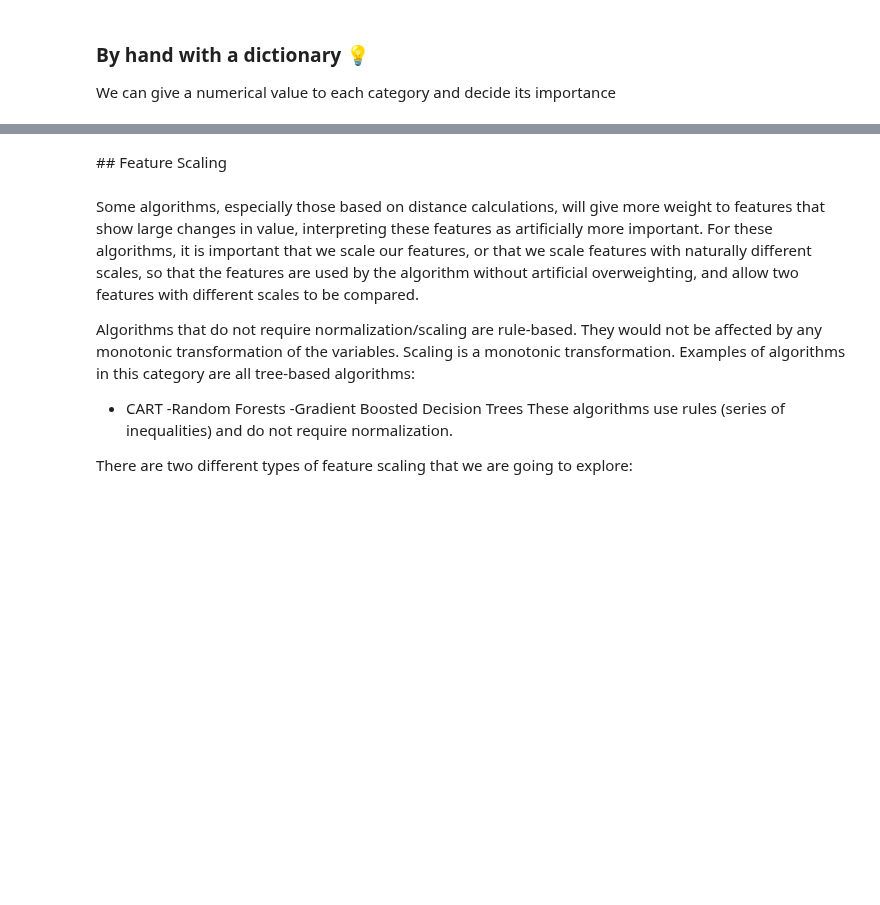
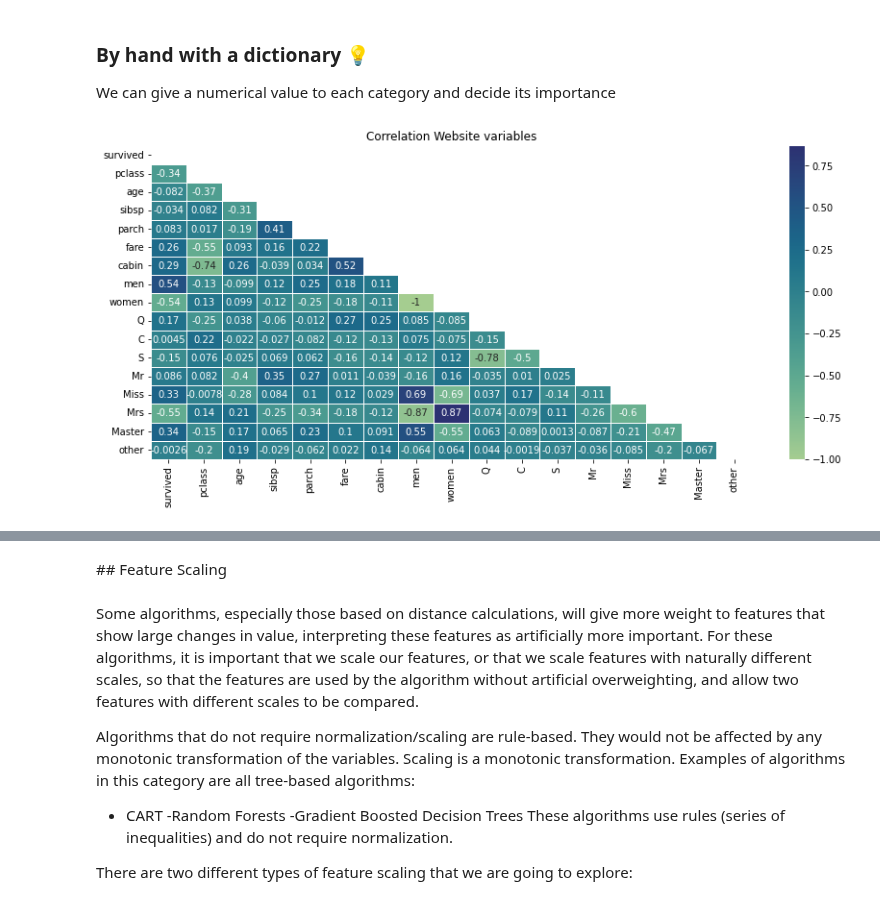
Before and after one commit to Ironhack-data-bcn-oct-2023/lectures, a Jupyter notebook: week-7/04-Feature_engineering.ipynb, the cells around one changed output, grey strips where cells are left out. Cells and saved outputs as stored; diff of their text form; code cells hidden in the pictures; blank space fills up the shorter version.

```diff
--- a/week-7/04-Feature_engineering.ipynb
+++ b/week-7/04-Feature_engineering.ipynb
@@ -47,0 +579,2 @@ What a hot encoding does is it takes a column that has categorical data, which h
+# %%
+oneonehotencoder = preprocessing.OneHotEncoder()
@@ -47,0 +602,2 @@ What a hot encoding does is it takes a column that has categorical data, which h
+# %%
+df.dropna(subset=["embarked"], inplace=True)
@@ -48,3 +616,5 @@ What a hot encoding does is it takes a column that has categorical data, which h
+# %%
+df[["men", "women"]] = oneonehotencoder.fit_transform(df["sex"].values.reshape(-1, 1)).toarray()
 # %% [markdown]
 label encoder: 0, 1, 2, 3, 4, 5, 6
 one hot encoder or get dummies: 0, 1, 0, 0 , 0 for each -> one column
@@ -52,3 +632,96 @@ hierachy: A > B > C > D
+# %%
+df[["Mr", "Miss", "Mrs", "Master", "other"]] = oneonehotencoder.fit_transform(df["title"].values.reshape(-1, 1)).toarray()
 # %% [markdown]
 ### By hand with a dictionary 💡
 We can give a numerical value to each category and decide its importance
+# %%
+import pandas as pd
+import numpy as np
+import seaborn as sns
+import matplotlib.pyplot as plt
+
+df = pd.read_csv("../datasets/titanic.csv")
+
+
+def get_cabin (x):
+    if type(x) == float:   # nan is float
+        return "other"
+    else:
+        return x[0]
+
+def get_title (x):
+    if type(x) == float:
+        return "other"
+
+    return x.split(",")[1].split(".")[0].strip()
+
+
+def process_titanic_dataset (df):
+
+    # 0. Names of columns & drops
+    df.columns = [x.lower().strip() for x in df.columns]
+    df.drop(columns=["ticket"], inplace=True)
+    df.dropna(subset=["embarked"], inplace=True)
+
+
+    # ------ Cleaning: group
+
+    # 1. Cabin
+    df["cabin"] = df["cabin"].apply(get_cabin)
+    #df.drop(columns=["cabin"], inplace=True)
+
+    # 2. Title
+    df["title"] = df["name"].apply(get_title)
+    df["title"] = df["title"].apply(lambda x: x.replace("Ms", "Miss").replace("Mlle", "Miss"))
+    df["title"] = df.title.replace(df.title.value_counts().index[4:], "other")
+    df.drop(columns="name", inplace=True)
+
+    # ------ Transforming: cateogrical into numbers
+
+    # 3. Sex
+    df[["men", "women"]] = oneonehotencoder.fit_transform(df["sex"].values.reshape(-1, 1)).toarray()
+    df.drop(columns="sex", inplace=True)
+
+
+    # 4. Cabin
+    new_dict = {'other': 2,  # Misc, M
+            'C': 7,
+            'E': 5,
+            'G': 3,
+            'D': 6,
+            'A': 9,
+            'B': 8,
+            'F': 4,
+            'T': 1}
+
+    df["cabin"] = df.cabin.replace(new_dict)
+
+    # 5. Embarked
+    df[["Q", "C", "S"]] = oneonehotencoder.fit_transform(df["embarked"].values.reshape(-1, 1)).toarray()
+    df.drop(columns = ["embarked"], inplace=True)
+
+    # 6. Title
+    df[["Mr", "Miss", "Mrs", "Master", "other"]] = oneonehotencoder.fit_transform(df["title"].values.reshape(-1, 1)).toarray()
+    df.drop(columns="title", inplace=True)
+
+
+    # ------ Transforming: numericals into numericals: but scaling
+
+    # 7. Age
+
+    # 8. Fare
+
+
+    return df
+
+df = process_titanic_dataset (df)
+
+def heatmap_titanic ():
+    plt.figure(figsize=(14, 6))
+    mask = np.triu(np.ones_like(df.corr()), k=0)
+    sns.heatmap(df.corr(), annot=True, cmap='crest', linewidths=0.5, mask=mask)
+    plt.title("Correlation Website variables")
+
+heatmap_titanic()
+# %% [output]
+[figure, added]
```
Also changed, not shown: parts of 107 cells of this notebook.
